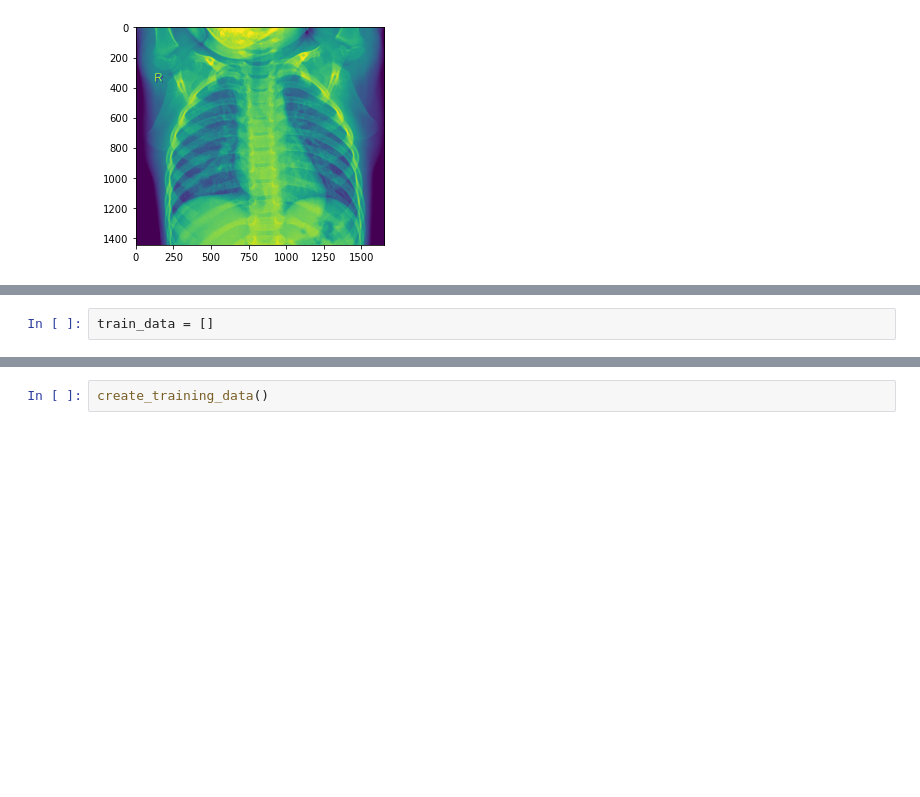
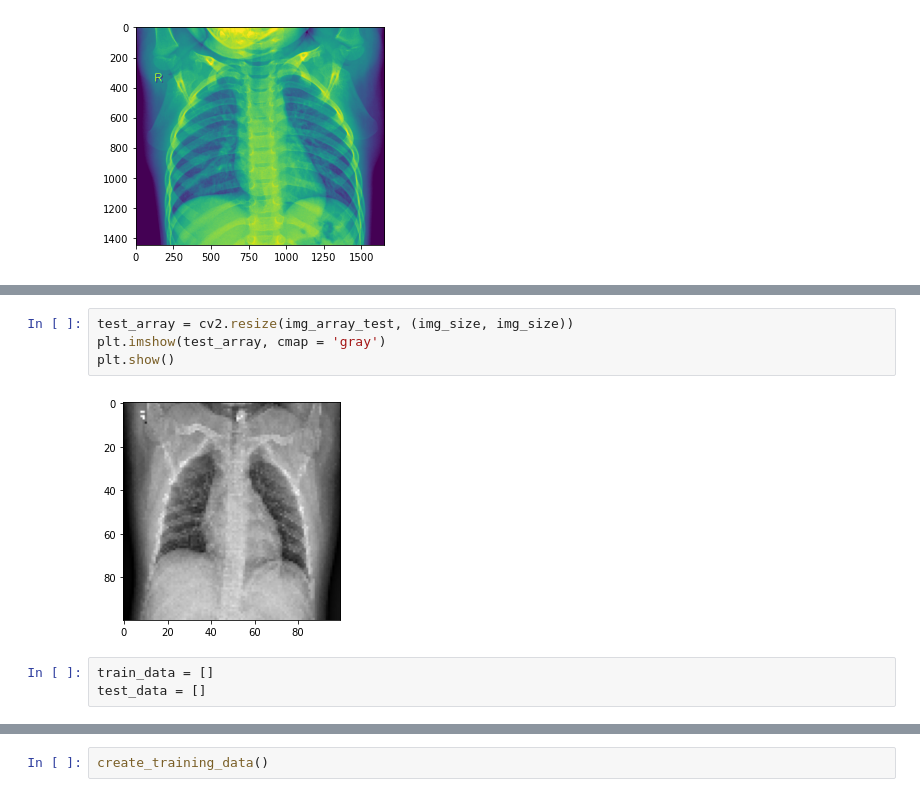
Before and after one commit to edgarbarr1/image-classification-neural-network, a Jupyter notebook: notebook/image-classification-notebook.ipynb, the cells around one changed output, grey strips where cells are left out. Cells and saved outputs as stored; diff of their text form; blank space fills up the shorter version.

```diff
--- a/notebook/image-classification-notebook.ipynb
+++ b/notebook/image-classification-notebook.ipynb
@@ -79,8 +87,15 @@ plt.imshow(new_array, cmap = 'gray')
 plt.show()
 # %% [output]
 [figure]
+# %%
+test_array = cv2.resize(img_array_test, (img_size, img_size))
+plt.imshow(test_array, cmap = 'gray')
+plt.show()
+# %% [output]
+[figure, added]
 # %%
 train_data = []
+test_data = []
 # %%
 def create_training_data():
     for category in categories:
```
Also changed, not shown: parts of 45 cells of this notebook.
